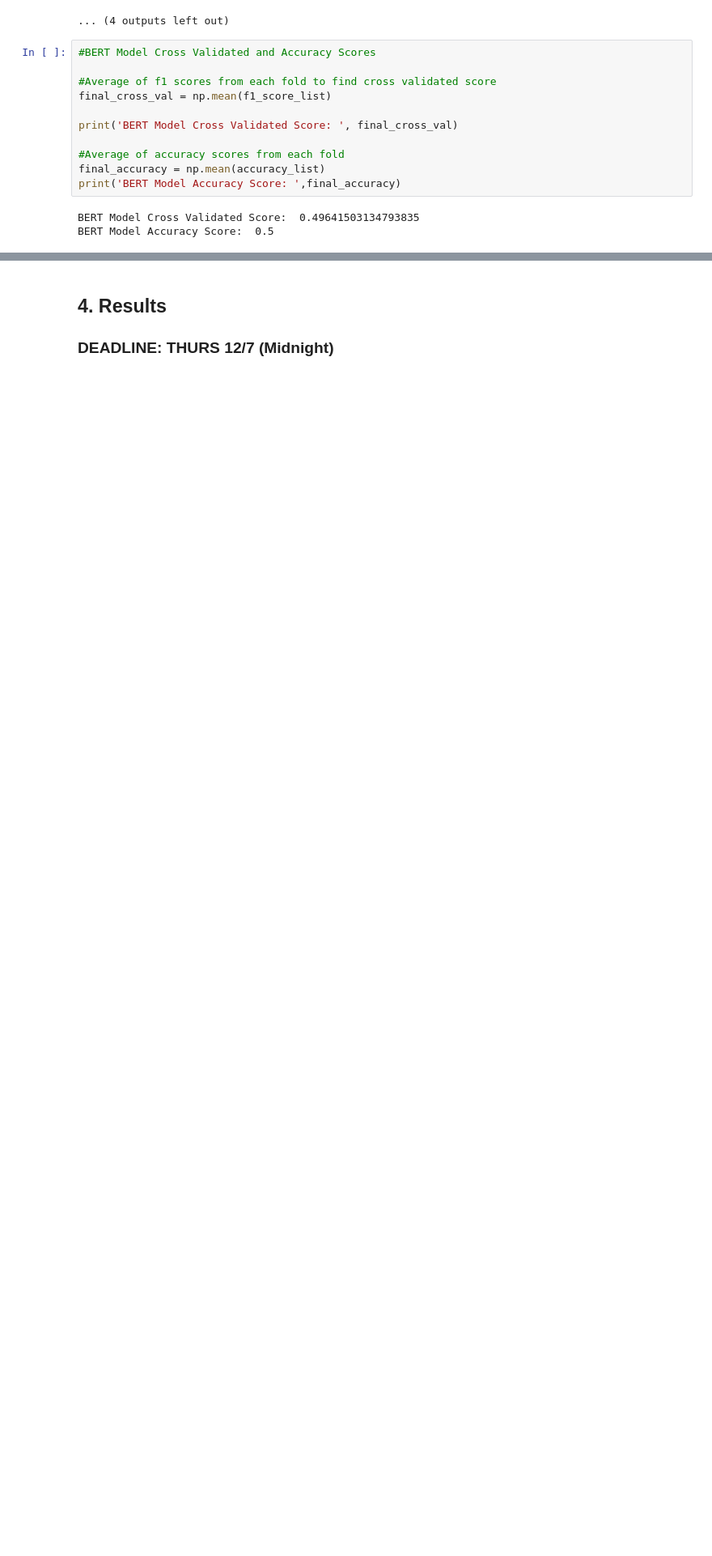
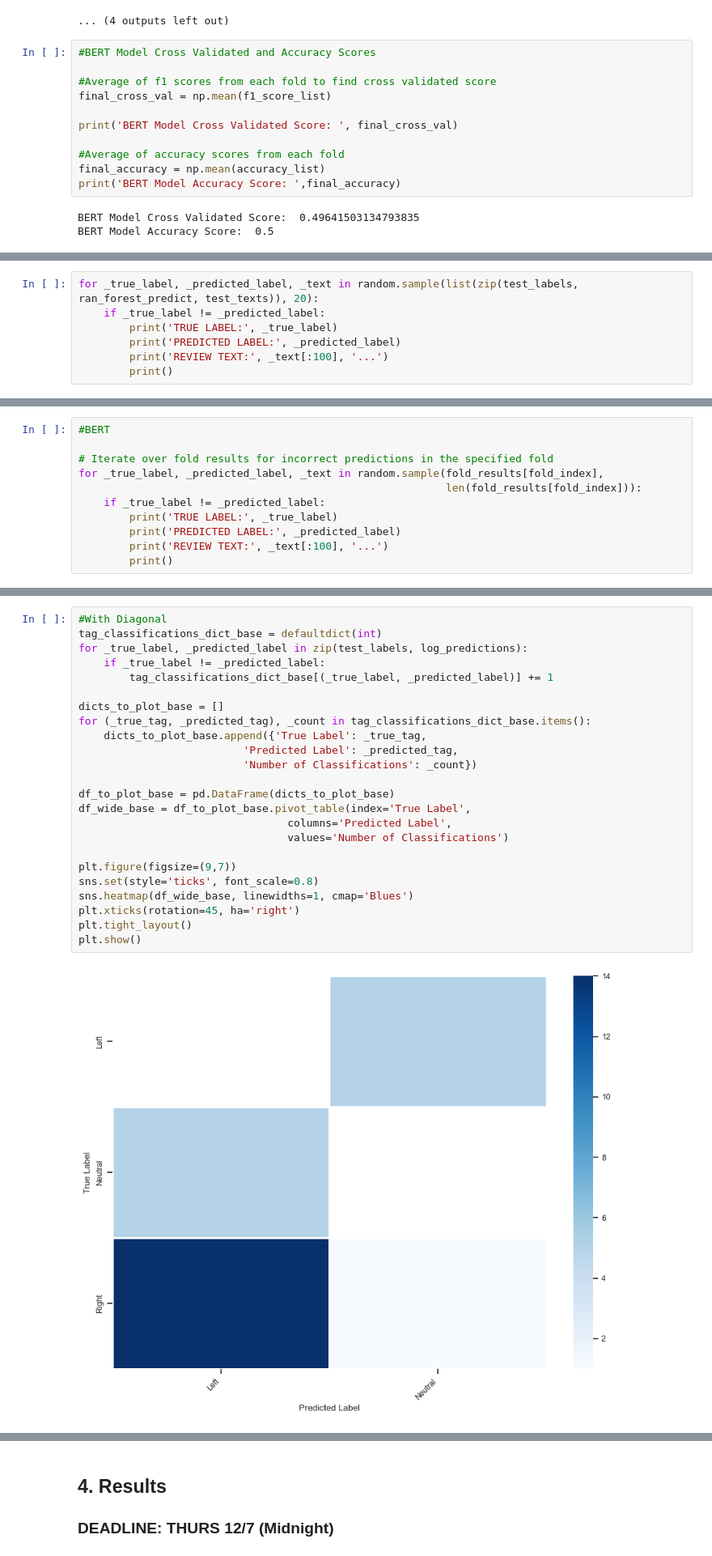
Before and after one commit to stephychen1/info3350-final, a Jupyter notebook: project.ipynb, the cells around one changed output, grey strips where cells are left out. Shown at 81% size. Saved outputs shown, nothing was run; the diff lists cells and outputs as text; blank space fills up the shorter version.

Commit message:
added heatmaps + misclassified

```diff
--- a/project.ipynb
+++ b/project.ipynb
@@ -2280,0 +2296,7 @@ BERT Model Accuracy Score:  0.5
+# %%
+for _true_label, _predicted_label, _text in random.sample(list(zip(test_labels, ran_forest_predict, test_texts)), 20):
+    if _true_label != _predicted_label:
+        print('TRUE LABEL:', _true_label)
+        print('PREDICTED LABEL:', _predicted_label)
+        print('REVIEW TEXT:', _text[:100], '...')
+        print()
@@ -2280,0 +2352,11 @@ BERT Model Accuracy Score:  0.5
+# %%
+#BERT
+
+# Iterate over fold results for incorrect predictions in the specified fold
+for _true_label, _predicted_label, _text in random.sample(fold_results[fold_index],
+                                                          len(fold_results[fold_index])):
+    if _true_label != _predicted_label:
+        print('TRUE LABEL:', _true_label)
+        print('PREDICTED LABEL:', _predicted_label)
+        print('REVIEW TEXT:', _text[:100], '...')
+        print()
@@ -2280,0 +2381,26 @@ BERT Model Accuracy Score:  0.5
+# %%
+#With Diagonal
+tag_classifications_dict_base = defaultdict(int)
+for _true_label, _predicted_label in zip(test_labels, log_predictions):
+    if _true_label != _predicted_label:
+        tag_classifications_dict_base[(_true_label, _predicted_label)] += 1
+
+dicts_to_plot_base = []
+for (_true_tag, _predicted_tag), _count in tag_classifications_dict_base.items():
+    dicts_to_plot_base.append({'True Label': _true_tag,
+                          'Predicted Label': _predicted_tag,
+                          'Number of Classifications': _count})
+
+df_to_plot_base = pd.DataFrame(dicts_to_plot_base)
+df_wide_base = df_to_plot_base.pivot_table(index='True Label',
+                                 columns='Predicted Label',
+                                 values='Number of Classifications')
+
+plt.figure(figsize=(9,7))
+sns.set(style='ticks', font_scale=0.8)
+sns.heatmap(df_wide_base, linewidths=1, cmap='Blues')
+plt.xticks(rotation=45, ha='right')
+plt.tight_layout()
+plt.show()
+# %% [output]
+[figure, added]
```
Also changed, not shown: parts of 6 cells of this notebook.
